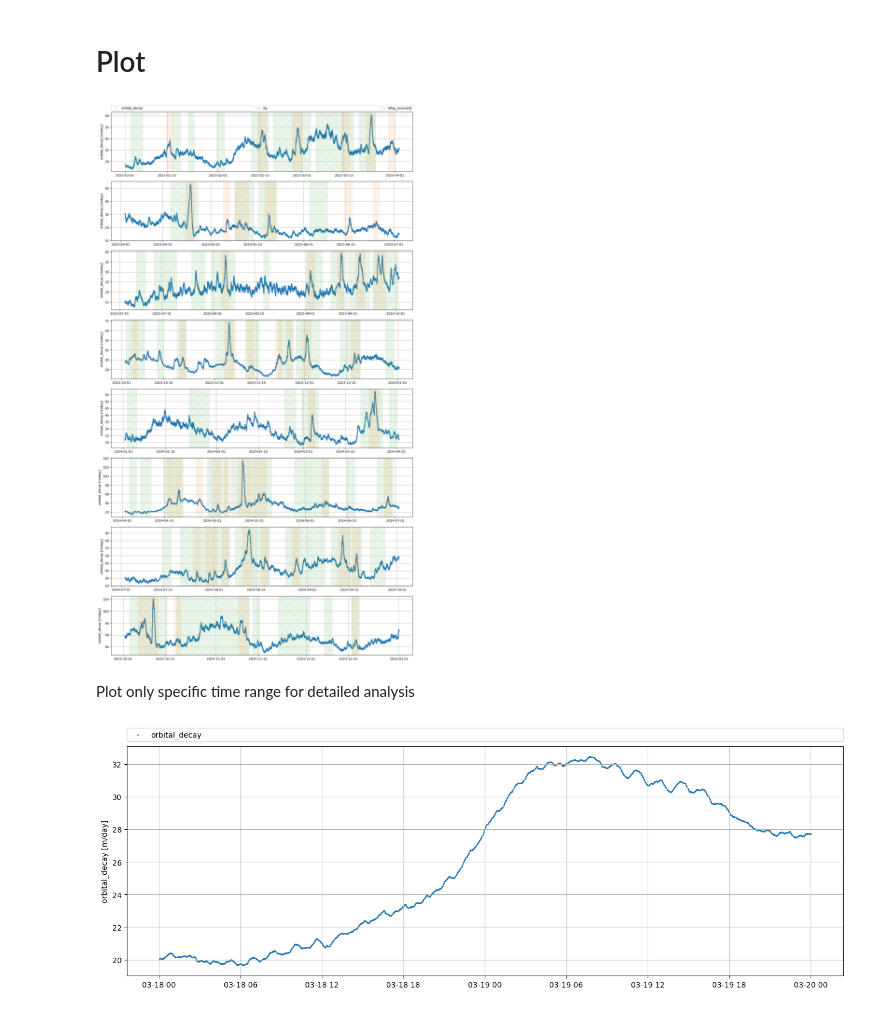
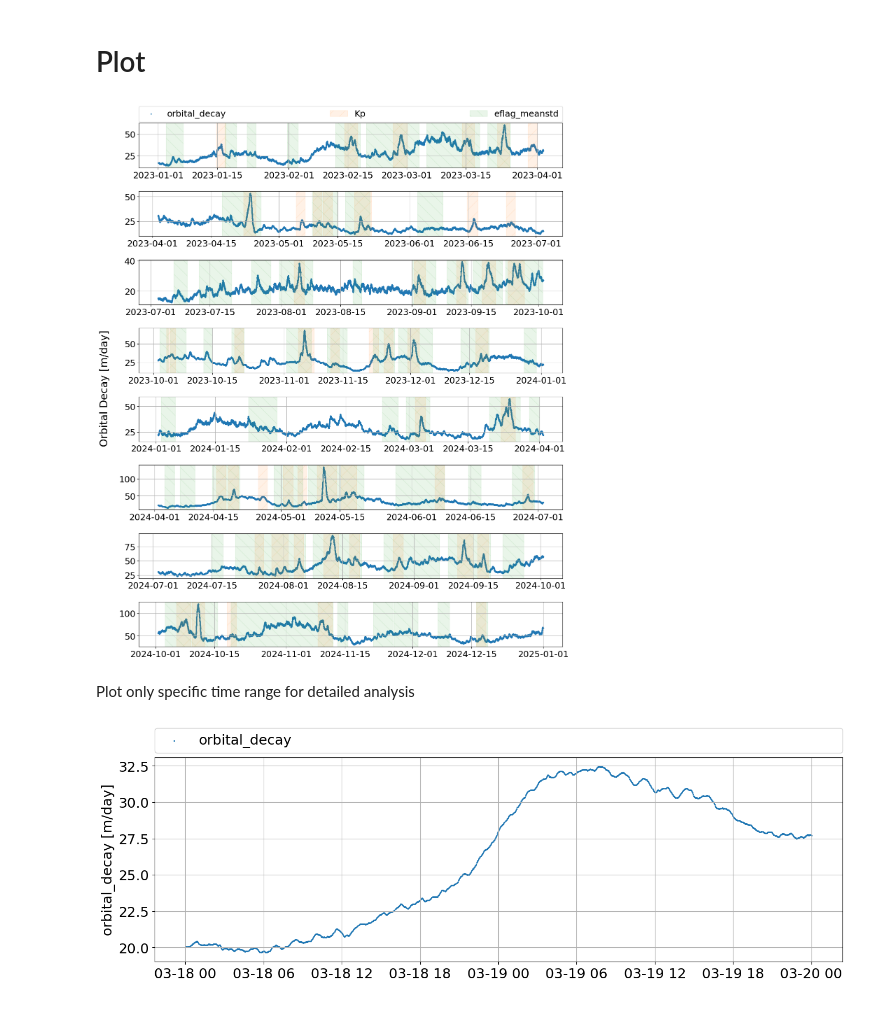
Before and after one commit to David-Student-Bern/MT, a Jupyter notebook: Analysis/Subsets/interesting_subsets_compare.ipynb, the cells around one changed output. Saved outputs shown, nothing was run; the diff lists cells and outputs as text; code cells hidden in the pictures.

```diff
--- a/Analysis/Subsets/interesting_subsets_compare.ipynb
+++ b/Analysis/Subsets/interesting_subsets_compare.ipynb
@@ -101,7 +101,8 @@ name_to_hatch = {
 # split indices into N nearly equal chunks
 splits = np.array_split(ysub.index, N)
 plt.close('all')
-fig, axes = plt.subplots(N, 1, figsize=(14, 3*N), sharey=False)
+plt.rcParams.update({'font.size': 18})
+fig, axes = plt.subplots(N, 1, figsize=(14, 2*N), sharey=False)
 
 for ax, idx_chunk in zip(axes, splits):
 
@@ -116,35 +117,36 @@ for ax, idx_chunk in zip(axes, splits):
     )
 
     # ax2 = ax.twinx()
     # ax2.scatter(
     #     chunk.index,
     #     chunk['Kp (LASP)'],
     #     s=1,
     #     color='black',
     #     label='Kp (LASP)'
     # )
 
     for name in Kp_names:
         flagged = chunk[chunk[name] == 1]
         event_ids = chunk[name].dropna().unique()
         for event_id in event_ids:
             event_data = chunk[chunk[name] == event_id]
             start_time = event_data.index[0]
             end_time = event_data.index[-1]
             ax.axvspan(start_time, end_time, color=name_to_color[name], hatch=name_to_hatch[name], alpha=0.1, label = f'{name}')
 
     ax.grid(True)
-    ax.set_ylabel("orbital_decay [m/day]")
+    # ax.set_ylabel("orbital_decay [m/day]")
 
 handles, labels = axes[0].get_legend_handles_labels()
 by_label = dict(zip(labels, handles))
 axes[0].legend(by_label.values(), by_label.keys(),
     bbox_to_anchor=(0., 1.02, 1., .102), loc='lower left',
     ncols=5, mode="expand", borderaxespad=0.)
+fig.supylabel("Orbital Decay [m/day]")
 plt.tight_layout(rect=[0, 0, 1, 1.02])
 plt.show()
 # %% [output]
-[figure, old version]
+[figure, new version]
 # %% [markdown]
 Plot only specific time range for detailed analysis
 # %%
@@ -201,4 +203,4 @@ ax.legend(by_label.values(), by_label.keys(),
 plt.tight_layout(rect=[0, 0, 1, 1.02])
 plt.show()
 # %% [output]
-[figure, old version]
+[figure, new version]
```
Also changed, not shown: 3 other files.
